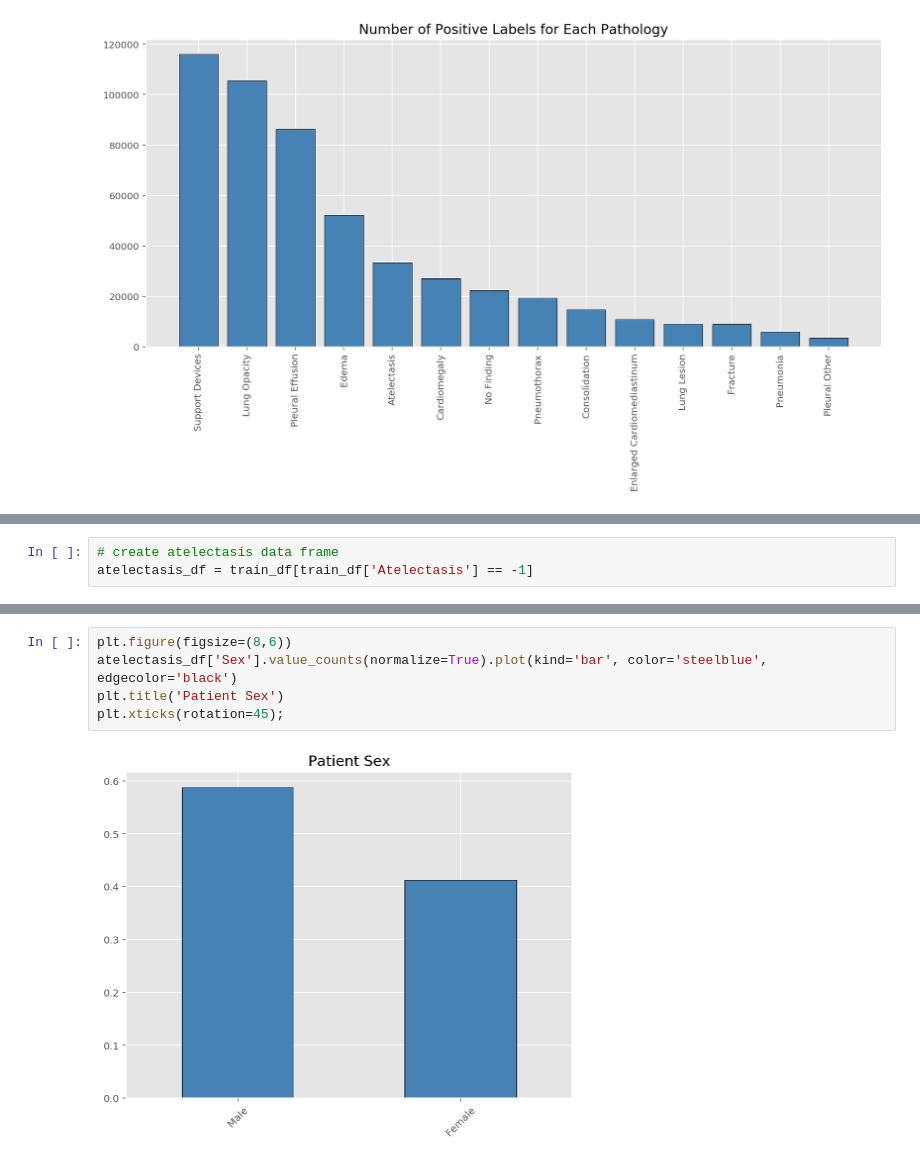
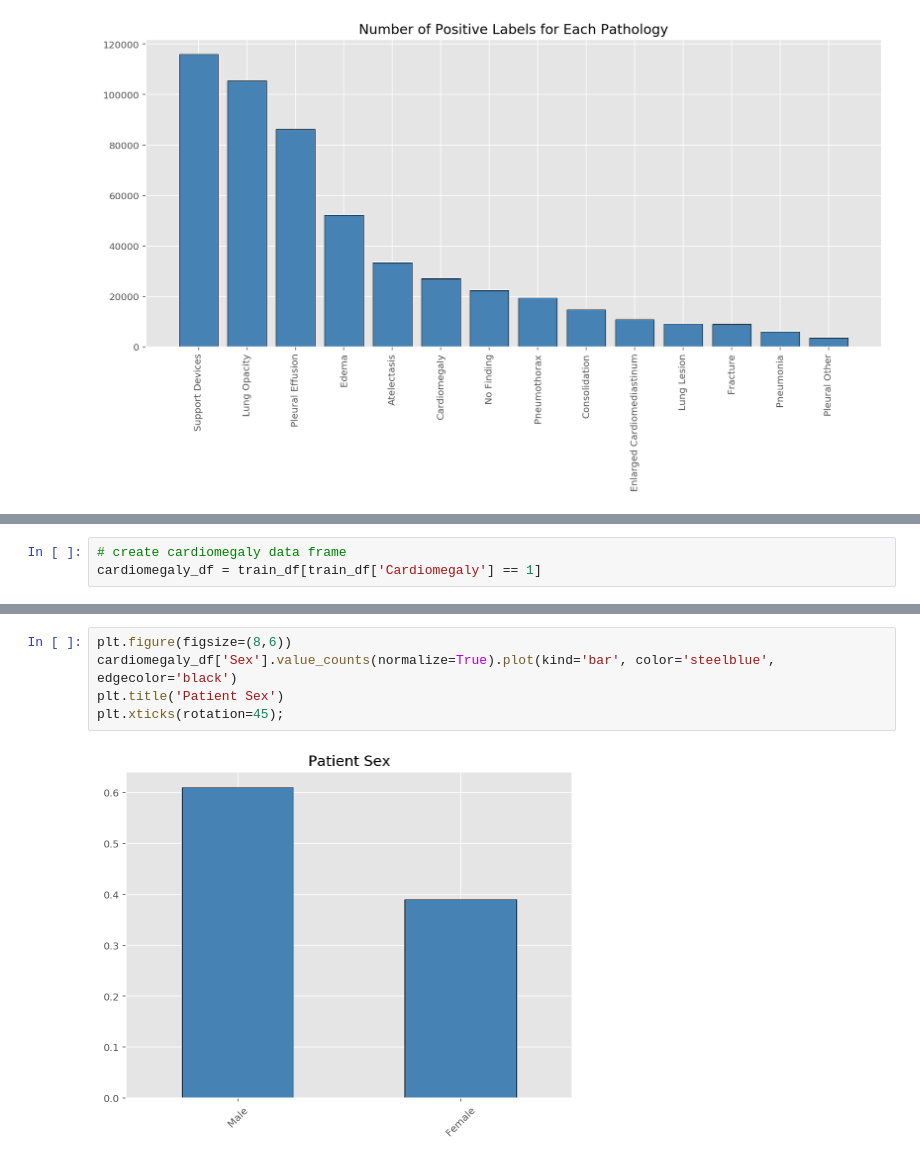
Before and after one commit to earny-joe/Springboard-DS-Portfolio, a Jupyter notebook: capstone_2/exploration/chexpert_eda-final.ipynb, the cells around one changed output, grey strips where cells are left out. Drawn from its saved outputs; the diff is of its cells as text.

```diff
--- a/capstone_2/exploration/chexpert_eda-final.ipynb
+++ b/capstone_2/exploration/chexpert_eda-final.ipynb
@@ -284,4 +323,4 @@ Since the pathology `Atelectasis` has the highest number of uncertain labels, I
 # %%
-# create atelectasis data frame
-atelectasis_df = train_df[train_df['Atelectasis'] == -1]
+# create cardiomegaly data frame
+cardiomegaly_df = train_df[train_df['Cardiomegaly'] == 1]
 # %%
@@ -314,7 +353,7 @@ plt.title('Patient Age');
 # %%
 plt.figure(figsize=(8,6))
-atelectasis_df['Sex'].value_counts(normalize=True).plot(kind='bar', color='steelblue', edgecolor='black')
+cardiomegaly_df['Sex'].value_counts(normalize=True).plot(kind='bar', color='steelblue', edgecolor='black')
 plt.title('Patient Sex')
 plt.xticks(rotation=45);
 # %% [output]
-[figure, old version]
+[figure, new version]
```
Also changed, not shown: parts of 10 cells of this notebook, 13 other files.
